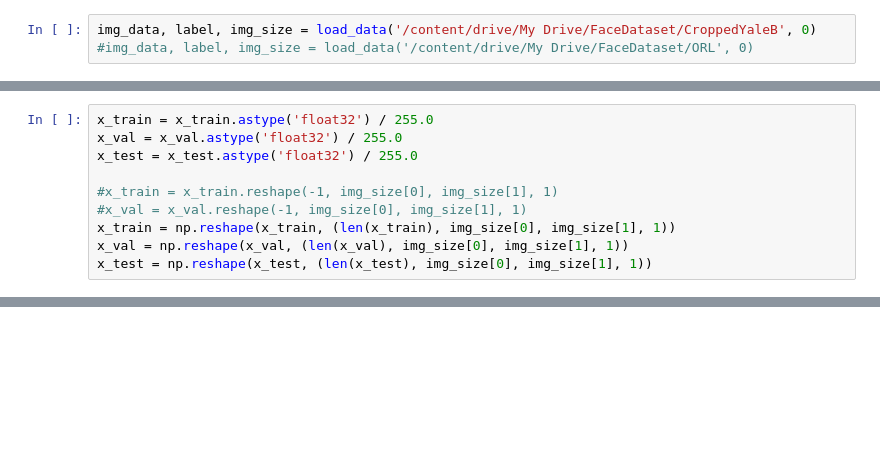
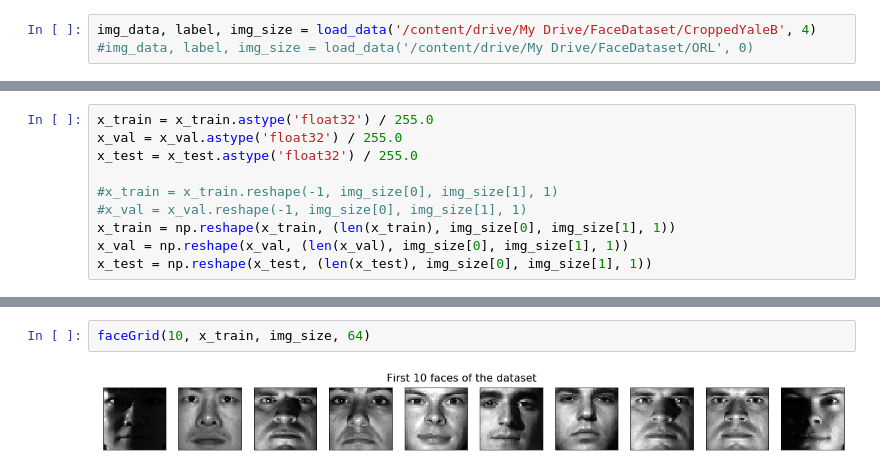
Before and after one commit to MingSheng92/AE_denoise, a Jupyter notebook: DL_Example.ipynb, the cells around one changed output, grey strips where cells are left out. Cells and saved outputs as stored; diff of their text form; blank space fills up the shorter version.

```diff
--- a/DL_Example.ipynb
+++ b/DL_Example.ipynb
@@ -42,5 +48,5 @@ from sklearn.model_selection import train_test_split
 # %%
-img_data, label, img_size = load_data('/content/drive/My Drive/FaceDataset/CroppedYaleB', 0)
+img_data, label, img_size = load_data('/content/drive/My Drive/FaceDataset/CroppedYaleB', 4)
 #img_data, label, img_size = load_data('/content/drive/My Drive/FaceDataset/ORL', 0)
 # %%
 img_size
@@ -145,0 +86,4 @@ WARNING:tensorflow:Large dropout rate: 0.8 (>0.5). In TensorFlow 2.x, dropout()
+# %%
+faceGrid(10, x_train, img_size, 64)
+# %% [output]
+[figure, added]
```
Also changed, not shown: parts of 20 cells of this notebook.
